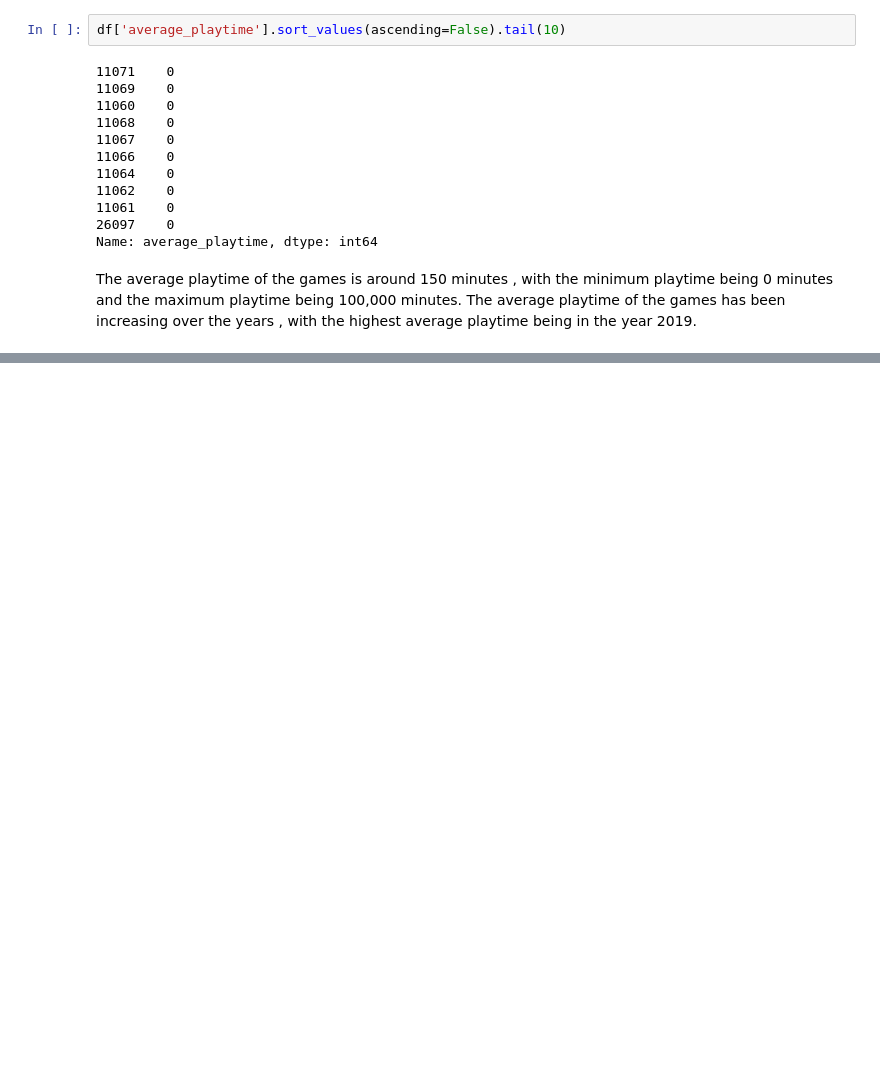
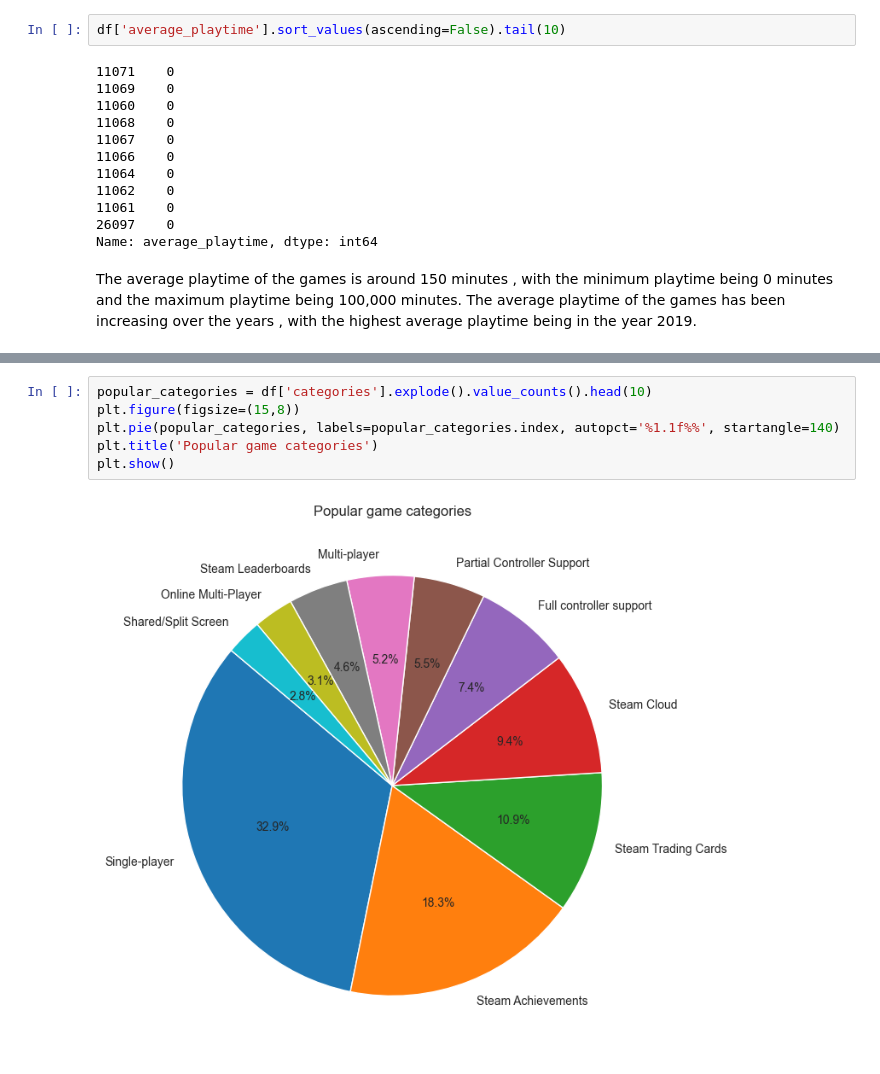
Before and after one commit to K1ko/SteamStoreGames-Analysis, a Jupyter notebook: EDA.ipynb, the cells around one changed output, grey strips where cells are left out. Saved outputs shown, nothing was run; the diff lists cells and outputs as text; blank space fills up the shorter version.

```diff
--- a/EDA.ipynb
+++ b/EDA.ipynb
@@ -520,0 +608,8 @@ c
+# %%
+popular_categories = df['categories'].explode().value_counts().head(10)
+plt.figure(figsize=(15,8))
+plt.pie(popular_categories, labels=popular_categories.index, autopct='%1.1f%%', startangle=140)
+plt.title('Popular game categories')
+plt.show()
+# %% [output]
+[figure, added]
```
Also changed, not shown: parts of 21 cells of this notebook.
